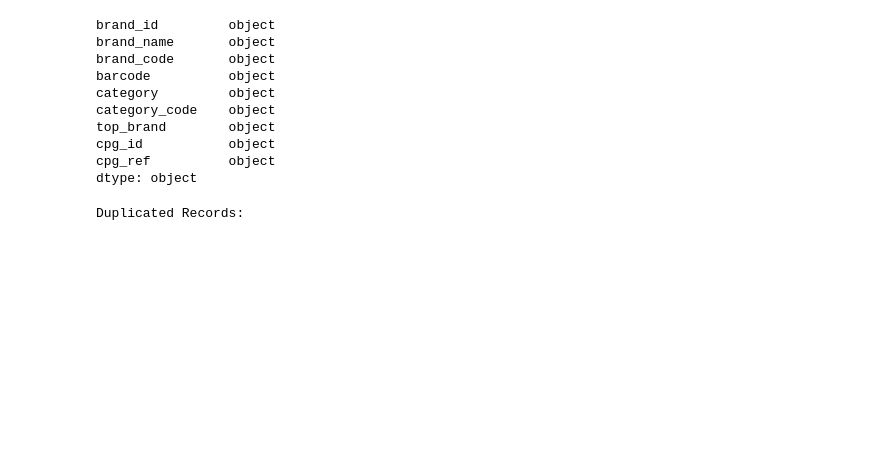
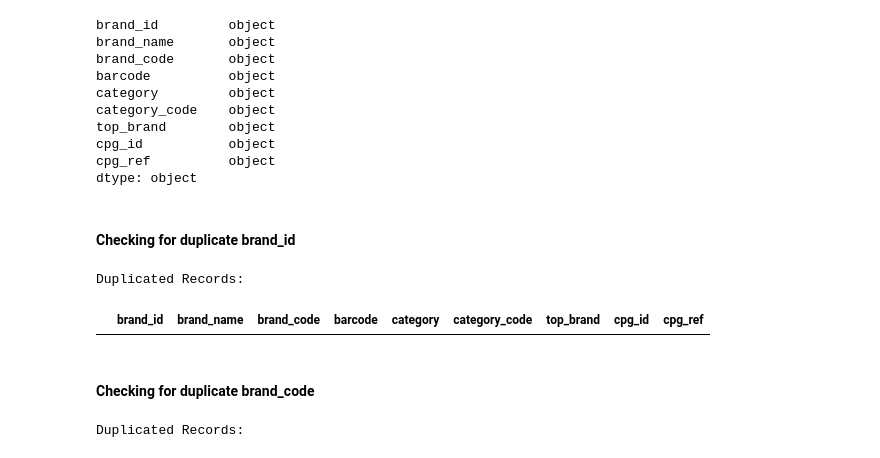
Before and after one commit to sayeedahmed01/analytics-engineer-task, a Jupyter notebook: scripts/data_quality_checks.ipynb, the cells around one changed output. Drawn from its saved outputs; the diff is of its cells as text; code cells hidden in the pictures; blank space fills up the shorter version.

```diff
--- a/scripts/data_quality_checks.ipynb
+++ b/scripts/data_quality_checks.ipynb
@@ -329,6 +386,18 @@ top_brand        object
 cpg_id           object
 cpg_ref          object
 dtype: object
+# %% [markdown]
+#### Checking for duplicate brand_id
+# %%
+brand_duplicate_id_counts = brands_df[brands_df.duplicated('brand_id')]
+
+print("Duplicated Records:")
+brand_duplicate_id_counts.head(70)
+# %% [output]
+Duplicated Records:
+|  | brand_id | brand_name | brand_code | barcode | category | category_code | top_brand | cpg_id | cpg_ref |
+# %% [markdown]
+#### Checking for duplicate brand_code
 # %%
 brand_duplicate_record = brands_df[brands_df.duplicated('brand_code')]
 
```
Also changed, not shown: parts of 31 cells of this notebook, 2 other files.
